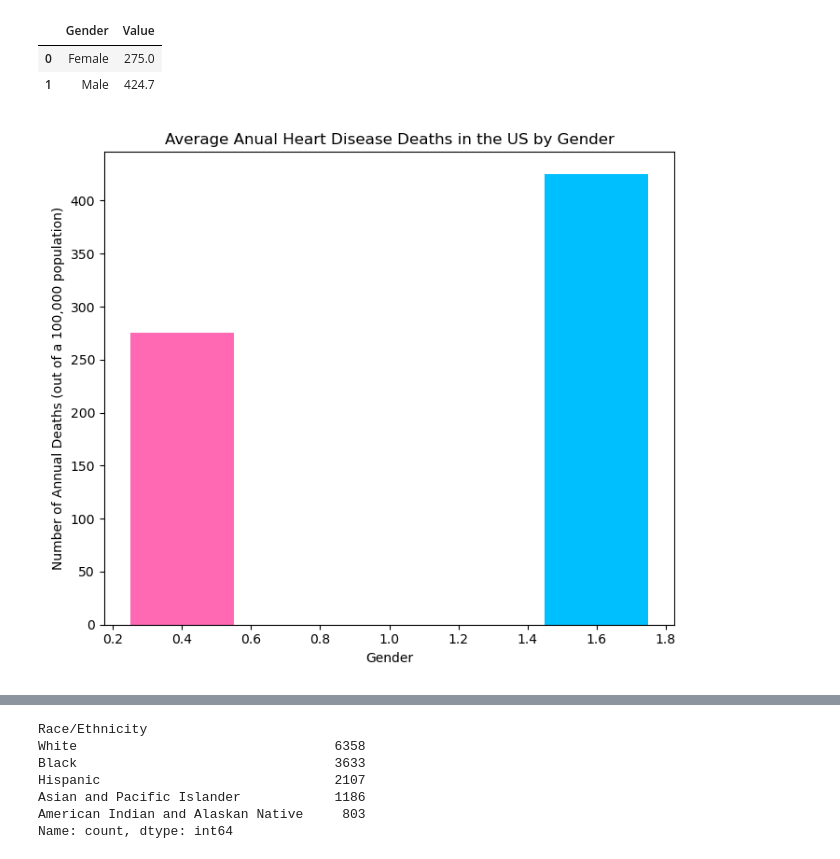
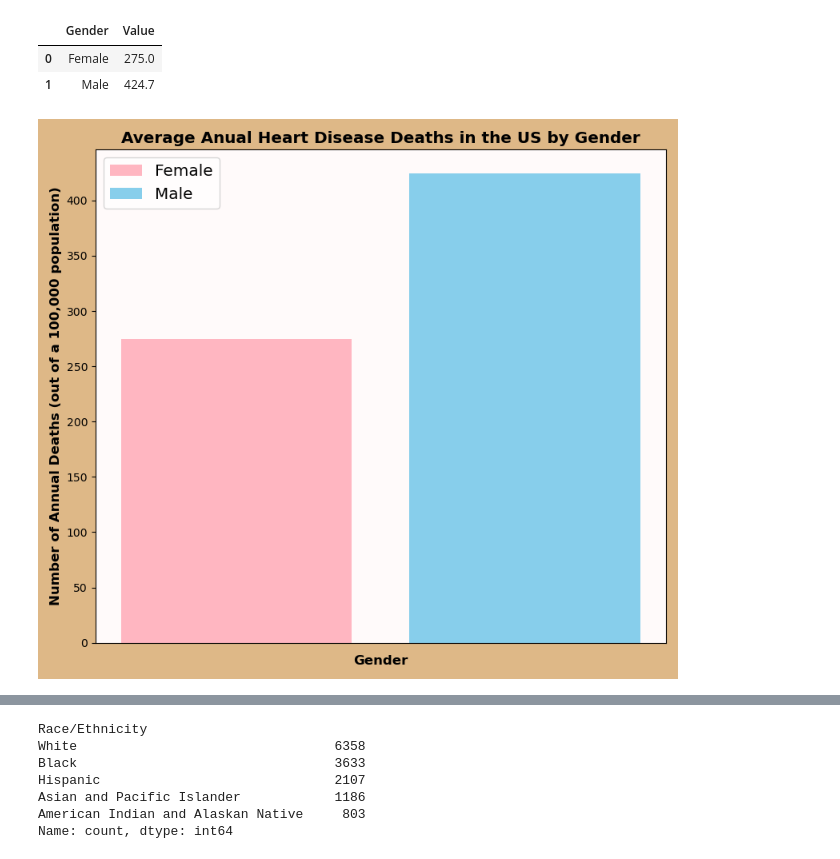
Before and after one commit to gshi76/Project1, a Jupyter notebook: Final_Merged.ipynb, the cells around one changed output, grey strips where cells are left out. Drawn from its saved outputs; the diff is of its cells as text; code cells hidden in the pictures.

```diff
--- a/mergetest.ipynb
+++ b/Final_Merged.ipynb
@@ -902,22 +696,30 @@ gender_averages
 |  | Female | Male |
 | 0 | 275.0 | 424.7 |
 # %%
-fake_df = pd.DataFrame({"Gender": ["Female", "Male"], "Value": [275.0, 424.7]})
-fake_df
+sum_gen_df = pd.DataFrame({"Gender": ["Female", "Male"], "Value": [275.0, 424.7]})
+sum_gen_df
 # %% [output]
 |  | Gender | Value |
 | 0 | Female | 275.0 |
 | 1 | Male | 424.7 |
 # %%
 plt.clf()
-plt.figure(figsize=(7, 6))  # width:20, height:3
-colors = ["hotpink", "deepskyblue"]
-plt.bar(positions, fake_df["Value"], width = 0.3, align="center", color=colors)
-plt.xlabel("Gender")
-plt.ylabel("Number of Annual Deaths (out of a 100,000 population)")
-plt.title("Average Anual Heart Disease Deaths in the US by Gender")
+plt.figure(figsize=(8, 7))
+colors = ["lightpink", "skyblue"]
+bars = plt.bar(sum_gen_df["Gender"], sum_gen_df["Value"], color=colors, label=sum_gen_df["Gender"])
+#plt.bar(fake_df["Gender"], fake_df["Value"], width = 0.3, align="center", color=colors)
+plt.legend(fontsize="x-large")
+plt.xlabel("Gender", weight = "bold", fontsize="large")
+plt.ylabel("Number of Annual Deaths (out of a 100,000 population)", weight = "bold", fontsize="large")
+plt.title("Average Anual Heart Disease Deaths in the US by Gender", weight = "bold", fontsize="x-large")
+plt.tick_params(axis='x', which='both', bottom=False, top=False)
+plt.gca().set_xticklabels([])
+plt.gcf().set_facecolor('burlywood')
+plt.gca().set_facecolor('snow')
+#std_values = np.array([105.9,165.3])
+#plt.errorbar(sum_eth_df["Gender"], sum_eth_df["Value"], yerr=std_values, fmt='none', ecolor='black', capsize=5, label='Std Dev')
 plt.tight_layout()
 plt.show()
-plt.savefig("bar_plot__.svg", format="png")
+plt.savefig("gender", format="png")
 # %% [output]
-[figure, old version]
+[figure, new version]
```
Also changed, not shown: parts of 30 cells of this notebook, 5 other files.
